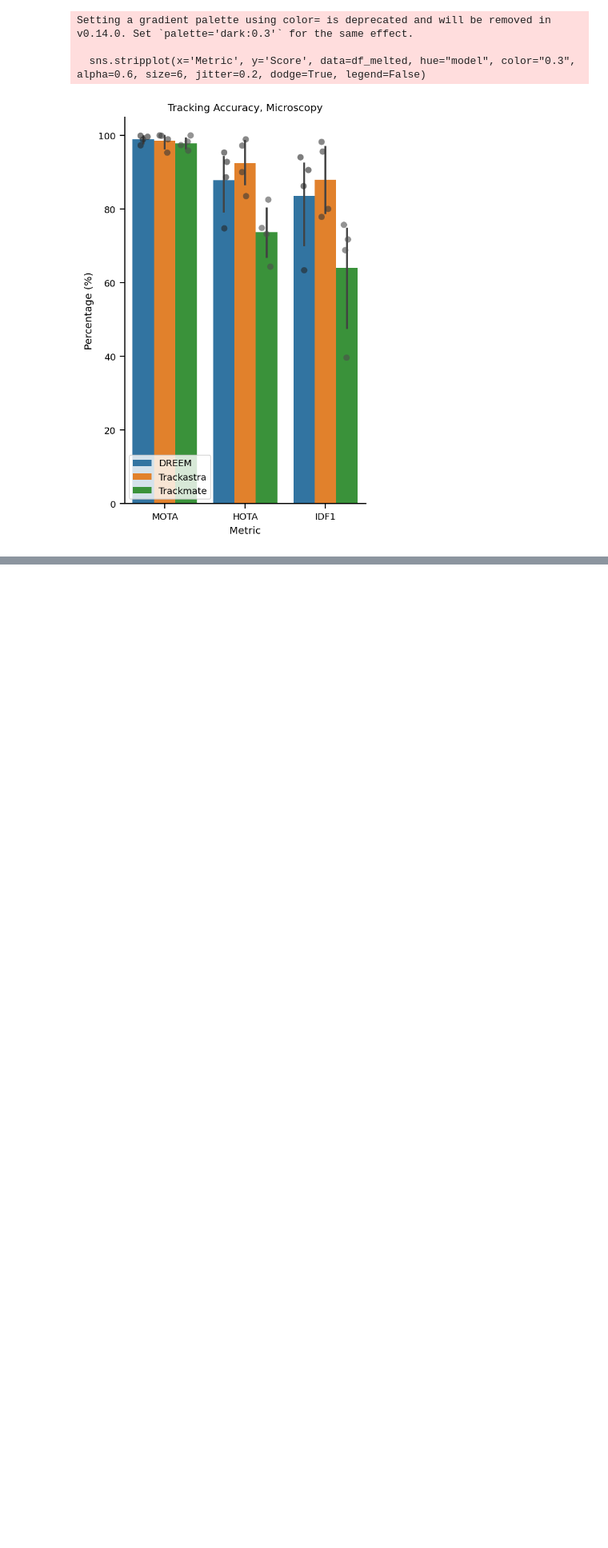
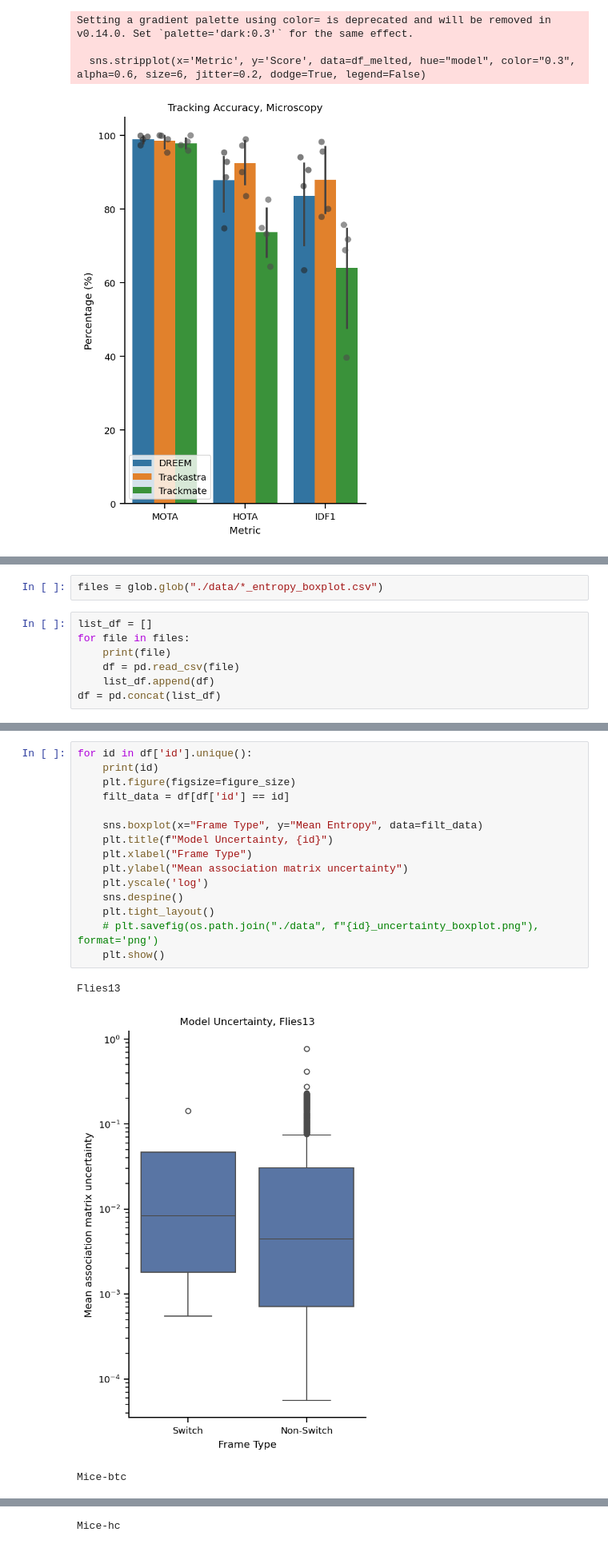
Before and after one commit to talmolab/dreem-plots, a Jupyter notebook: plot_dreem_for_submission.ipynb, the cells around one changed output, grey strips where cells are left out. Shown at 80% size. Saved outputs shown, nothing was run; the diff lists cells and outputs as text; blank space fills up the shorter version.

```diff
--- a/plot_dreem_for_submission.ipynb
+++ b/plot_dreem_for_submission.ipynb
@@ -804,0 +809,9 @@ Setting a gradient palette using color= is deprecated and will be removed in v0.
+# %%
+files = glob.glob("./data/*_entropy_boxplot.csv")
+# %%
+list_df = []
+for file in files:
+    print(file)
+    df = pd.read_csv(file)
+    list_df.append(df)
+df = pd.concat(list_df)
@@ -804,0 +824,19 @@ Setting a gradient palette using color= is deprecated and will be removed in v0.
+# %%
+for id in df['id'].unique():
+    print(id)
+    plt.figure(figsize=figure_size)
+    filt_data = df[df['id'] == id]
+
+    sns.boxplot(x="Frame Type", y="Mean Entropy", data=filt_data)
+    plt.title(f"Model Uncertainty, {id}")
+    plt.xlabel("Frame Type")
+    plt.ylabel("Mean association matrix uncertainty")
+    plt.yscale('log')
+    sns.despine()
+    plt.tight_layout()
+    # plt.savefig(os.path.join("./data", f"{id}_uncertainty_boxplot.png"), format='png')
+    plt.show()
+# %% [output]
+Flies13
+[figure, added]
+Mice-btc
@@ -804,0 +844 @@ Setting a gradient palette using color= is deprecated and will be removed in v0.
+Mice-hc
```
Also changed, not shown: parts of 10 cells of this notebook, 16 other files.
